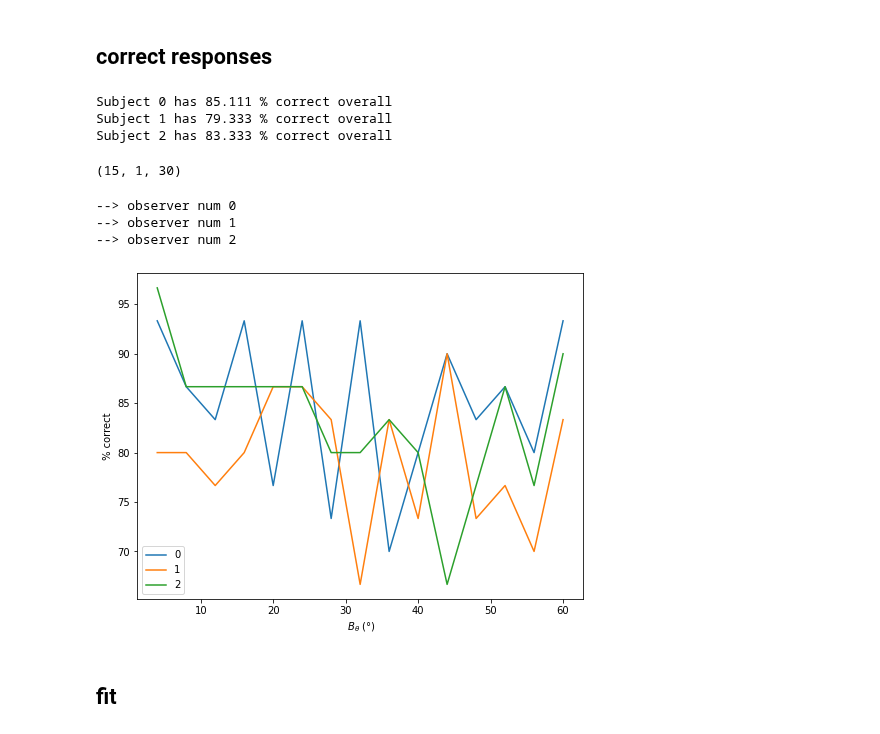
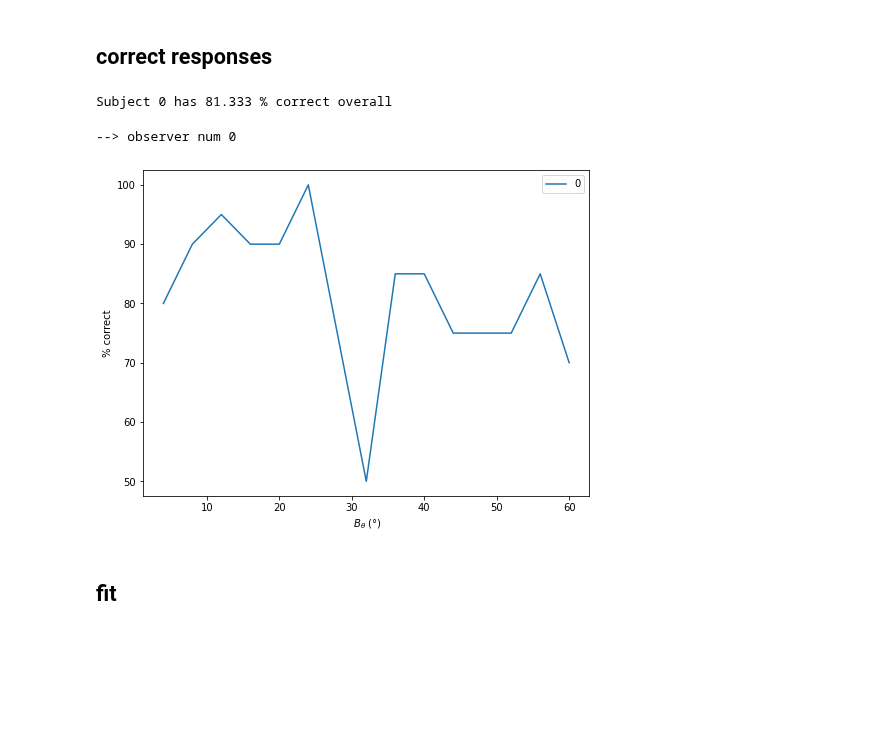
Before and after one commit to jennafradin/MSc-Internship, a Jupyter notebook: Notebooks/W17/29_analysis_fit.ipynb, the cells around one changed output. Cells and saved outputs as stored; diff of their text form; code cells hidden in the pictures; blank space fills up the shorter version.

```diff
--- a/Notebooks/W17/29_analysis_fit.ipynb
+++ b/Notebooks/W17/29_analysis_fit.ipynb
@@ -19,6 +17,7 @@ import matplotlib.pyplot as plt
 import os
 # %%
 subj_name_list =  ['LP', 'EP', 'JF']
+subj_name_list =  ['LP']
 
 subj_data_list = []
 import json
@@ -63,28 +62,20 @@ for num, data in enumerate(subj_data_list) :
     correct = data_dict[num]['correct'].mean()
     print(f'Subject {num} has {correct*100:.3f} % correct overall')
 # %% [output]
-Subject 0 has 85.111 % correct overall
-Subject 1 has 79.333 % correct overall
-Subject 2 has 83.333 % correct overall
+Subject 0 has 81.333 % correct overall
-# %%
-data_dict[num]['correct'].reshape((15, 1, 30)).shape
-# %% [output]
-(15, 1, 30)
 # %%
 plt.figure(figsize = (8,6))
 for num, data in enumerate(subj_data_list) :
     print('--> observer num', num)
-    correct = data_dict[num]['correct'].reshape((15, 1, 30))
+    correct = data_dict[num]['correct'].reshape((15, 1, 20))
     for i_B_sf, B_sf in enumerate(B_sf_list):
         plt.plot(B_theta_list, correct[:, i_B_sf, :].mean(axis=-1)*100, label=num)
 plt.xlabel(r' $B_\theta$ (°)')
 plt.ylabel(r' % correct ')
 plt.legend(loc ='best') ;
 # %% [output]
 --> observer num 0
---> observer num 1
---> observer num 2
-[figure, old version]
+[figure, new version]
 # %% [markdown]
 ## fit
 # %%
```
Also changed, not shown: parts of 7 cells of this notebook, 4 other files.
